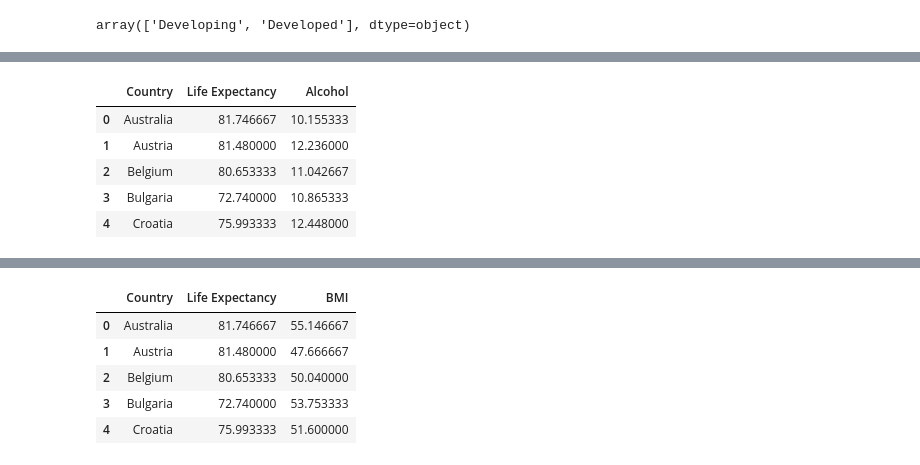
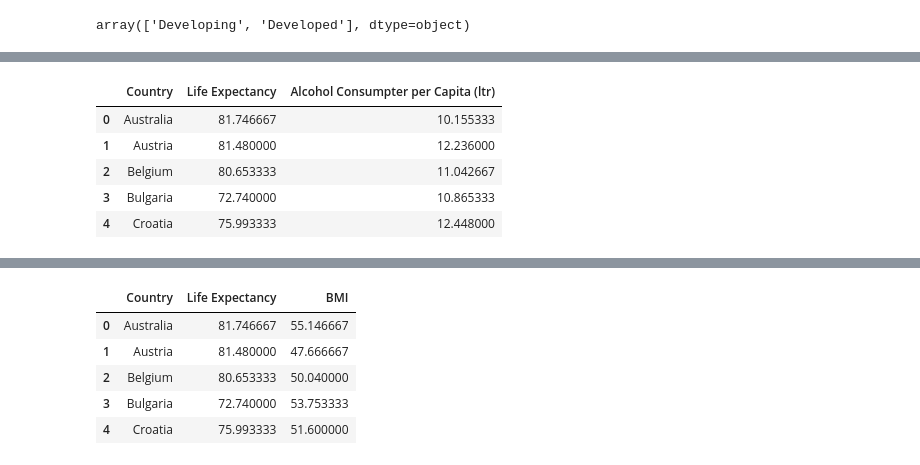
Before and after one commit to shechter430/project_one, a Jupyter notebook: shondeen_analyzations.ipynb, the cells around one changed output, grey strips where cells are left out. Drawn from its saved outputs; the diff is of its cells as text; code cells hidden in the pictures.

```diff
--- a/shondeen_analyzations.ipynb
+++ b/shondeen_analyzations.ipynb
@@ -63,11 +63,11 @@ developed_countries.head()
 5 rows × 22 columns
 # %%
 mean_life_expectancy_alcohol_developed = developed_countries.groupby(['Country'], as_index = False).agg({"Life Expectancy" : np.mean,
-                                                                                                 "Alcohol" : np.mean})
+                                                                                                 "Alcohol Consumpter per Capita (ltr)" : np.mean})
 
 mean_life_expectancy_alcohol_developed.head()
 # %% [output]
-|  | Country | Life Expectancy | Alcohol |
+|  | Country | Life Expectancy | Alcohol Consumpter per Capita (ltr) |
 | 0 | Australia | 81.746667 | 10.155333 |
 | 1 | Austria | 81.480000 | 12.236000 |
 | 2 | Belgium | 80.653333 | 11.042667 |
```
Also changed, not shown: parts of 16 cells of this notebook.
